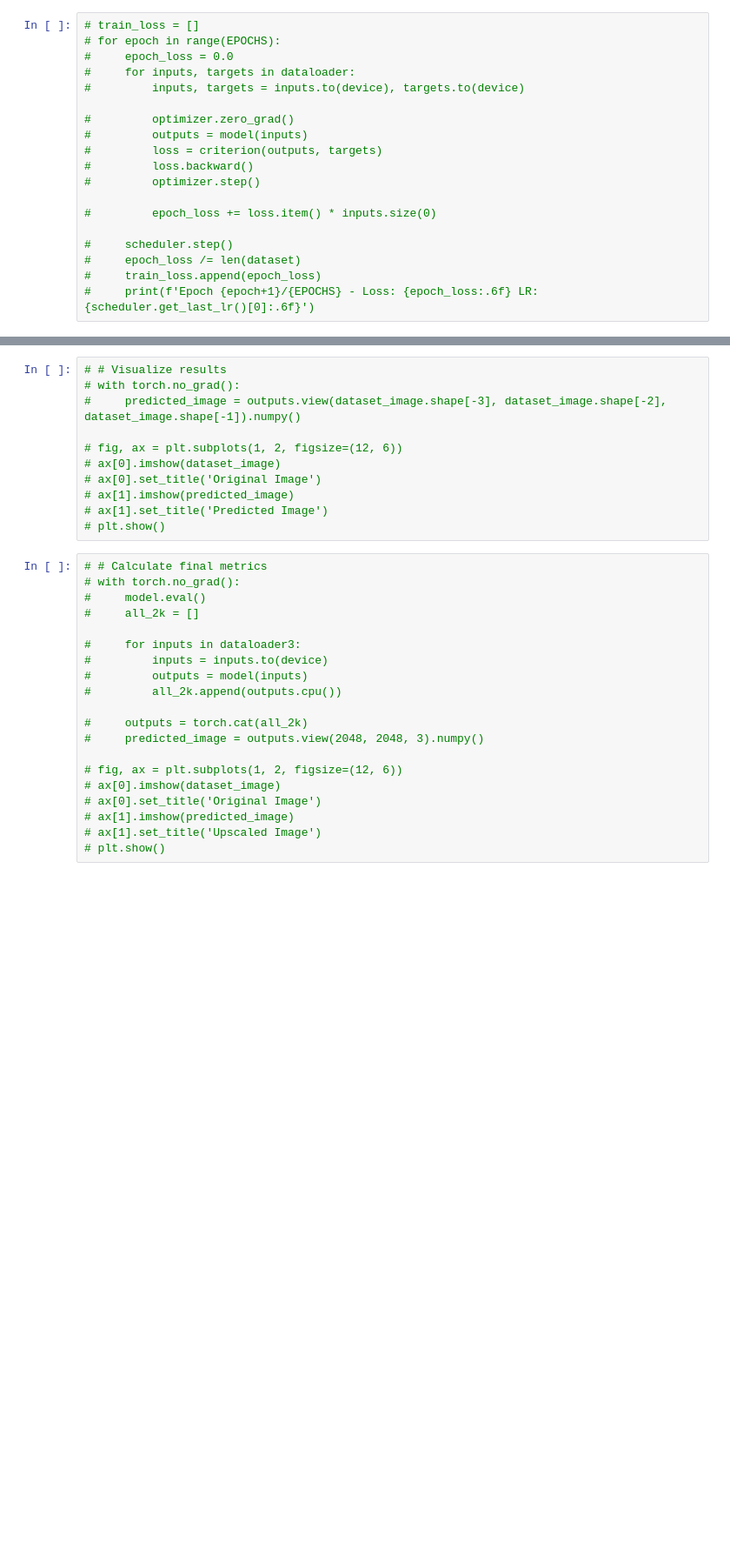
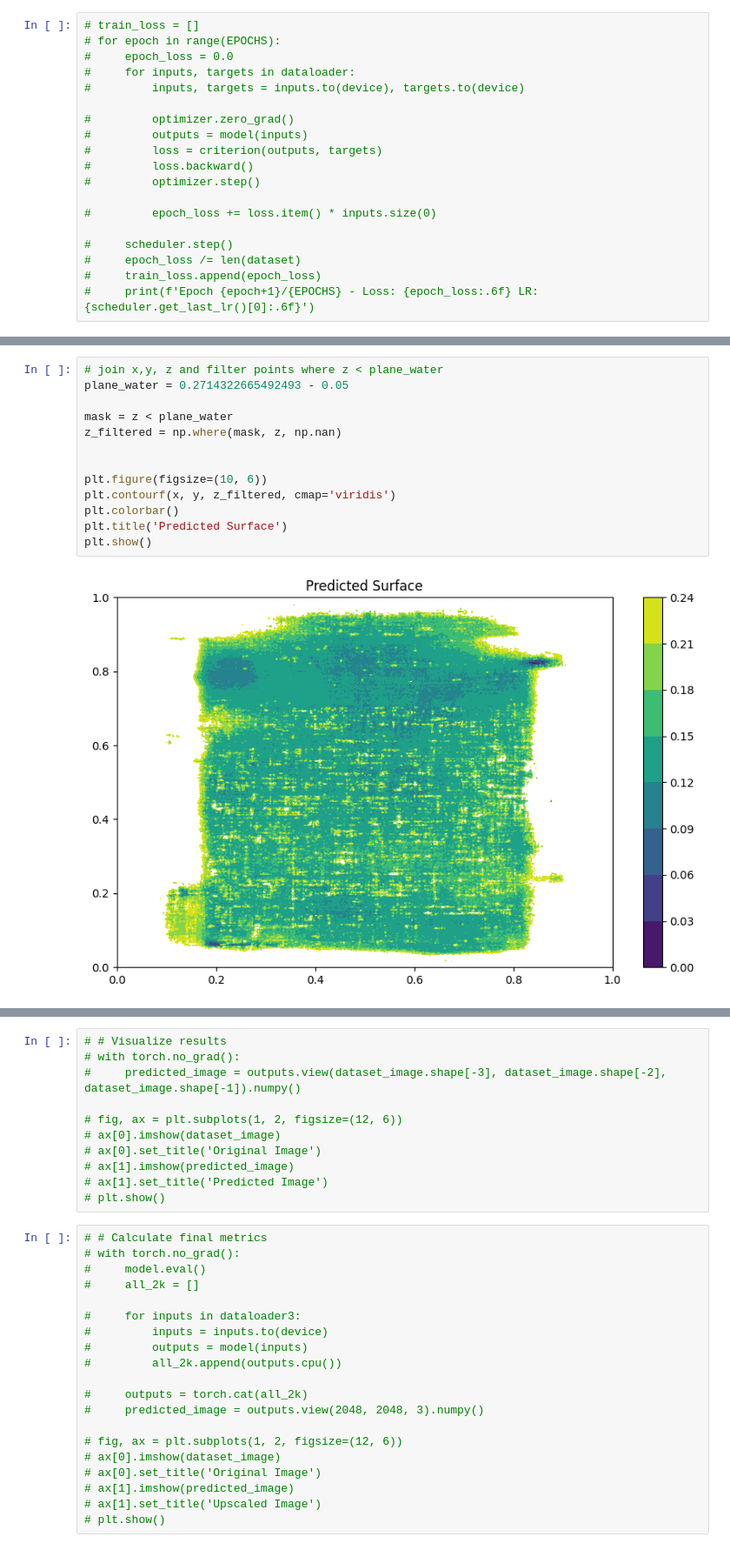
Before and after one commit to Kauel-Chile/sqm_batimetria, a Jupyter notebook: continuous model interfaces.ipynb, the cells around one changed output, grey strips where cells are left out. Shown at 87% size. Drawn from its saved outputs; the diff is of its cells as text; blank space fills up the shorter version.

```diff
--- a/continuous model interfaces.ipynb
+++ b/continuous model interfaces.ipynb
@@ -277,3 +304,18 @@ plt.show()
+# %%
+# join x,y, z and filter points where z < plane_water
+plane_water = 0.2714322665492493 - 0.05
+
+mask = z < plane_water
+z_filtered = np.where(mask, z, np.nan)
+
+
+plt.figure(figsize=(10, 6))
+plt.contourf(x, y, z_filtered, cmap='viridis')
+plt.colorbar()
+plt.title('Predicted Surface')
+plt.show()
+# %% [output]
+[figure, added]
 # %%
 # # Calculate final metrics
 # with torch.no_grad():
```
Also changed, not shown: parts of 7 cells of this notebook, 1 other file.
